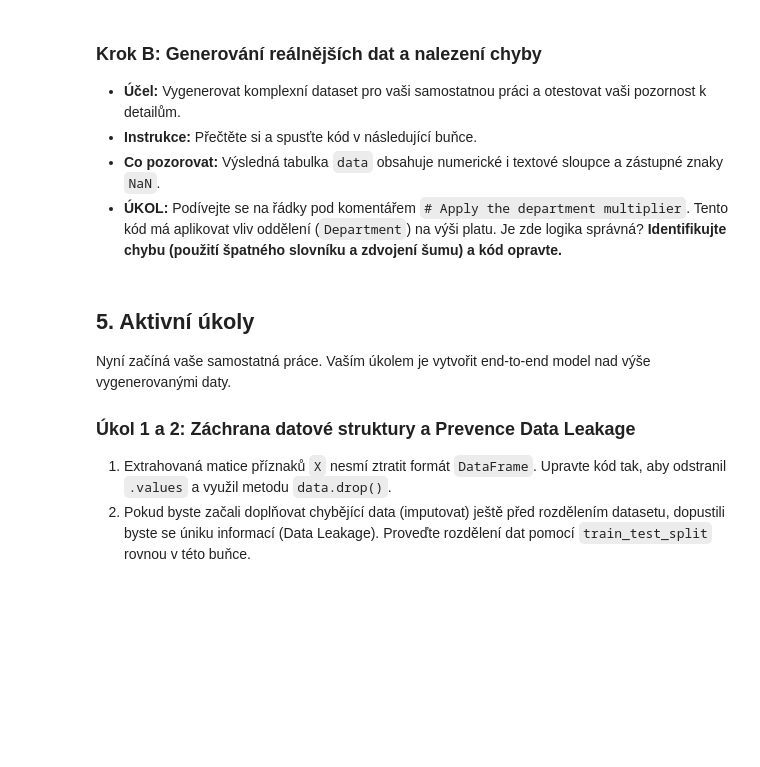
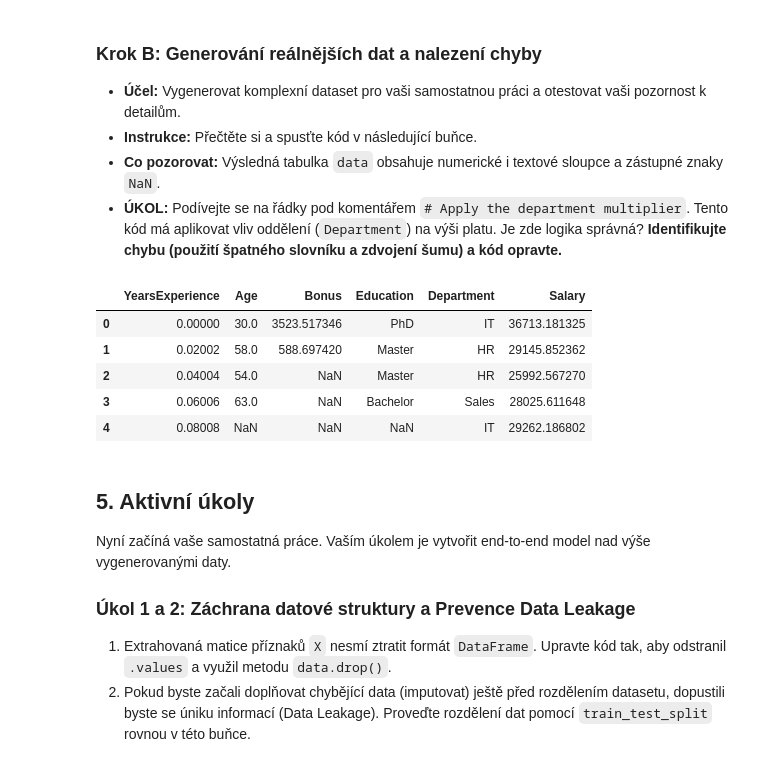
Before and after one commit to Jakub78509/ENC-SU-Seminar, a Jupyter notebook: ML4CZ PR Student Lab Worksheet.ipynb, the cells around one changed output. Cells and saved outputs as stored; diff of their text form; code cells hidden in the pictures; blank space fills up the shorter version.

```diff
--- a/ML4CZ PR Student Lab Worksheet.ipynb
+++ b/ML4CZ PR Student Lab Worksheet.ipynb
@@ -108,38 +111,43 @@ noise = np.random.normal(0, 2000, n_samples)
 salary = (
     base_salary +
     coef_exp_linear * years_experience +
     coef_exp_quad * (years_experience ** 2) +
     coef_age * age +
     bonus
 )
 
 # Apply the education multiplier
 edu_multiplier = np.array([education_multiplier[edu] for edu in education_levels])
-salary = salary * edu_multiplier + noise
+salary = salary * edu_multiplier
 
-# Apply the department multiplier
-# TODO: Opravte logickou chybu v následujících dvou řádcích kódu!
-dept_multiplier = np.array([education_multiplier[edu] for edu in education_levels])
-salary = salary * edu_multiplier + noise
+dept_multiplier = np.array([dept_multiplier_dict[dept] for dept in departments])
+salary = salary * dept_multiplier + noise
 
 # Create a DataFrame
 data = pd.DataFrame({
     'YearsExperience': years_experience,
     'Age': age,
     'Bonus': bonus,
     'Education': education_levels,
     'Department': departments,
     'Salary': salary
 })
 
 # ----- Introduce Random NaN Values -----
 nan_fraction = 0.1  # 10% missing values
 for col in ['YearsExperience', 'Age', 'Bonus', 'Education', 'Department']:
     n_missing = int(n_samples * nan_fraction)
     missing_indices = np.random.choice(n_samples, size=n_missing, replace=False)
     data.loc[missing_indices, col] = np.nan
 
 data.head()
+# %% [output]
+|  | YearsExperience | Age | Bonus | Education | Department | Salary |
+| 0 | 0.00000 | 30.0 | 3523.517346 | PhD | IT | 36713.181325 |
+| 1 | 0.02002 | 58.0 | 588.697420 | Master | HR | 29145.852362 |
+| 2 | 0.04004 | 54.0 | NaN | Master | HR | 25992.567270 |
+| 3 | 0.06006 | 63.0 | NaN | Bachelor | Sales | 28025.611648 |
+| 4 | 0.08008 | NaN | NaN | NaN | IT | 29262.186802 |
 # %% [markdown]
 ## 5. Aktivní úkoly
 
```
Also changed, not shown: parts of 11 cells of this notebook.
